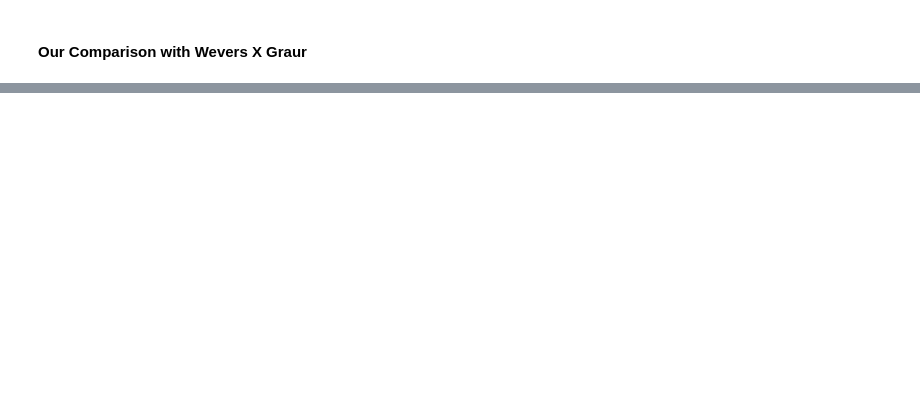
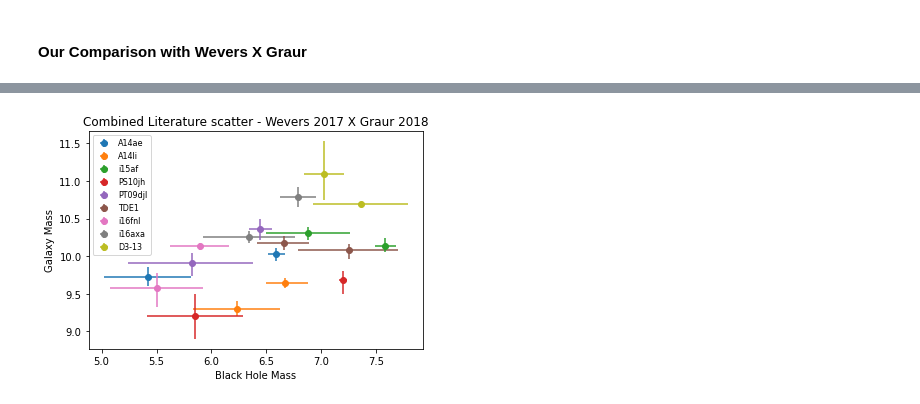
Before and after one commit to paige-uob/nicholmz, a Jupyter notebook: comp-code.ipynb, the cells around one changed output, grey strips where cells are left out. Drawn from its saved outputs; the diff is of its cells as text; code cells hidden in the pictures; blank space fills up the shorter version.

```diff
--- a/comp-code.ipynb
+++ b/comp-code.ipynb
@@ -458,0 +429,84 @@ plt.show()
+# %%
+yerror1 = [[M_GALerr_min_grr[0]], [M_GALerr_max_grr[0]]]
+xerror1 = [[M_BHerr_min_wvrs[0]], [M_BHerr_max_wvrs[0]]]
+
+yerror2 = [[M_GALerr_min_grr[1]], [M_GALerr_max_grr[1]]]
+xerror2 = [[M_BHerr_min_wvrs[1]], [M_BHerr_max_wvrs[1]]]
+
+yerror3 = [[M_GALerr_min_grr[14]], [M_GALerr_max_grr[14]]]
+xerror3 = [[M_BHerr_min_wvrs[14]], [M_BHerr_max_wvrs[14]]]
+
+yerror4 = [[M_GALerr_min_grr[15]], [M_GALerr_max_grr[15]]]
+xerror4 = [[M_BHerr_min_wvrs[15]], [M_BHerr_max_wvrs[15]]]
+
+yerror5 = [[M_GALerr_min_grr[17]], [M_GALerr_max_grr[17]]]
+xerror5 = [[M_BHerr_min_wvrs[17]], [M_BHerr_max_wvrs[17]]]
+
+yerror6 = [[M_GALerr_min_grr[19]], [M_GALerr_max_grr[19]]]
+xerror6 = [[M_BHerr_min_wvrs[19]], [M_BHerr_max_wvrs[19]]]
+
+yerror7 = [[M_GALerr_min_grr[24]], [M_GALerr_max_grr[24]]]
+xerror7 = [[M_BHerr_min_wvrs[24]], [M_BHerr_max_wvrs[24]]]
+
+yerror8 = [[M_GALerr_min_grr[28]], [M_GALerr_max_grr[28]]]
+xerror8 = [[M_BHerr_min_wvrs[28]], [M_BHerr_max_wvrs[28]]]
+
+yerror9 = [[M_GALerr_min_grr[30]], [M_GALerr_max_grr[30]]]
+xerror9 = [[M_BHerr_min_wvrs[30]], [M_BHerr_max_wvrs[30]]]
+
+yerror12 = [[GALerr_min[0]], [GALerr_max[0]]]
+xerror12 = [[BHerr_min[0]], [BHerr_max[0]]]
+
+yerror22 = [[GALerr_min[1]], [GALerr_max[1]]]
+xerror22 = [[BHerr_min[1]], [BHerr_max[1]]]
+
+yerror32 = [[GALerr_min[14]], [GALerr_max[14]]]
+xerror32 = [[BHerr_min[14]], [BHerr_max[14]]]
+
+yerror42 = [[GALerr_min[15]], [GALerr_max[15]]]
+xerror42 = [[BHerr_min[15]], [BHerr_max[15]]]
+
+yerror52 = [[GALerr_min[17]], [GALerr_max[17]]]
+xerror52 = [[BHerr_min[17]], [BHerr_max[17]]]
+
+yerror62 = [[GALerr_min[19]], [GALerr_max[19]]]
+xerror62 = [[BHerr_min[19]], [BHerr_max[19]]]
+
+yerror72 = [[GALerr_min[24]], [GALerr_max[24]]]
+xerror72 = [[BHerr_min[24]], [BHerr_max[24]]]
+
+yerror82 = [[GALerr_min[28]], [GALerr_max[28]]]
+xerror82 = [[BHerr_min[28]], [BHerr_max[28]]]
+
+yerror92 = [[GALerr_min[30]], [GALerr_max[30]]]
+xerror92 = [[BHerr_min[30]], [BHerr_max[30]]]
+
+
+plt.ylabel('Galaxy Mass')
+plt.title('Combined Literature scatter - Wevers 2017 X Graur 2018')
+plt.xlabel('Black Hole Mass')
+
+plt.errorbar(M_BH_wvrs[0], M_GAL_grr[0], yerr = yerror1, xerr = xerror1, fmt='o', label='A14ae', color='tab:blue')
+plt.errorbar(M_BH_wvrs[1], M_GAL_grr[1], yerr = yerror2, xerr = xerror2, fmt='o', label='A14li', color='tab:orange')
+plt.errorbar(M_BH_wvrs[14], M_GAL_grr[14], yerr = yerror3, xerr = xerror3, fmt='o', label='i15af', color='tab:green')
+plt.errorbar(M_BH_wvrs[15], M_GAL_grr[15], yerr = yerror4, xerr = xerror4, fmt='o', label='PS10jh', color='tab:red')
+plt.errorbar(M_BH_wvrs[17], M_GAL_grr[17], yerr = yerror5, xerr = xerror5, fmt='o', label='PT09djl', color='tab:purple')
+plt.errorbar(M_BH_wvrs[19], M_GAL_grr[19], yerr = yerror6, xerr = xerror6, fmt='o', label='TDE1', color='tab:brown')
+plt.errorbar(M_BH_wvrs[24], M_GAL_grr[24], yerr = yerror7, xerr = xerror7, fmt='o', label='i16fnl', color='tab:pink')
+plt.errorbar(M_BH_wvrs[28], M_GAL_grr[28], yerr = yerror8, xerr = xerror8, fmt='o', label='i16axa', color='tab:gray')
+plt.errorbar(M_BH_wvrs[30], M_GAL_grr[30], yerr = yerror9, xerr = xerror9, fmt='o', label='D3-13', color='tab:olive')
+
+plt.errorbar(M_BH[0], M_GAL[0], yerr = yerror12, xerr = xerror12, fmt='o', color='tab:blue')
+plt.errorbar(M_BH[1], M_GAL[1], yerr = yerror22, xerr = xerror22, fmt='o', color='tab:orange')
+plt.errorbar(M_BH[14], M_GAL[14], yerr = yerror32, xerr = xerror32, fmt='o', color='tab:green')
+plt.errorbar(M_BH[15], M_GAL[15], yerr = yerror42, xerr = xerror42, fmt='o', color='tab:red')
+plt.errorbar(M_BH[17], M_GAL[17], yerr = yerror52, xerr = xerror52, fmt='o', color='tab:purple')
+plt.errorbar(M_BH[19], M_GAL[19], yerr = yerror62, xerr = xerror62, fmt='o', color='tab:brown')
+plt.errorbar(M_BH[24], M_GAL[24], yerr = yerror72, xerr = xerror72, fmt='o', color='tab:pink')
+plt.errorbar(M_BH[28], M_GAL[28], yerr = yerror82, xerr = xerror82, fmt='o', color='tab:gray')
+plt.errorbar(M_BH[30], M_GAL[30], yerr = yerror92, xerr = xerror92, fmt='o', color='tab:olive')
+
+plt.legend(loc = 'upper left', prop={"size":8})
+plt.show()
+# %% [output]
+[figure, added]
```
Also changed, not shown: parts of 6 cells of this notebook.
